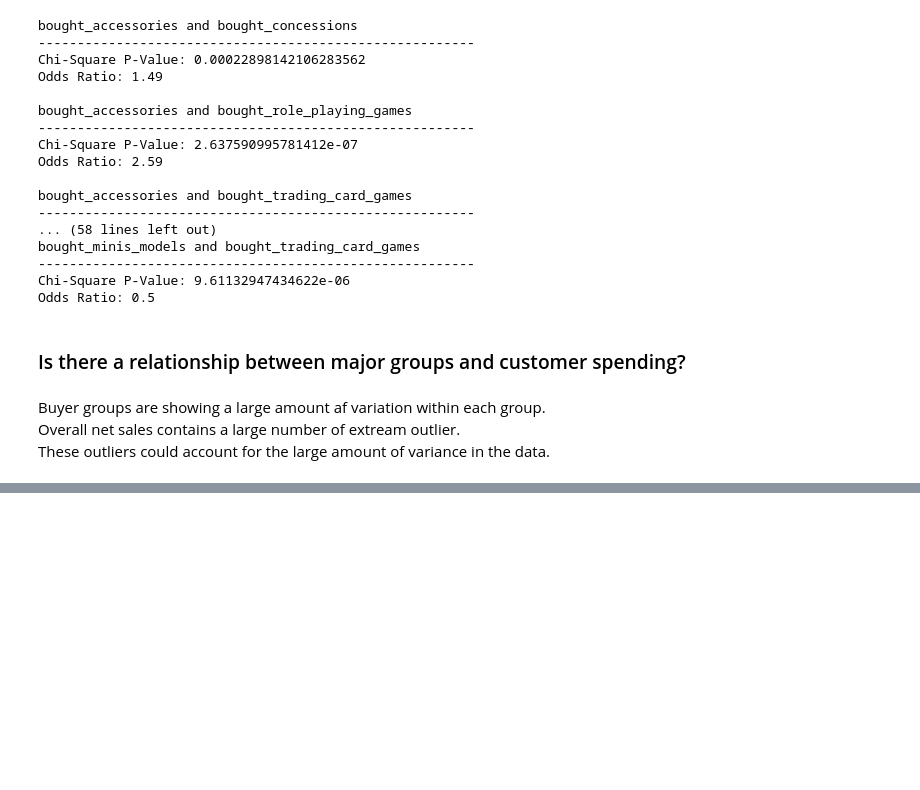
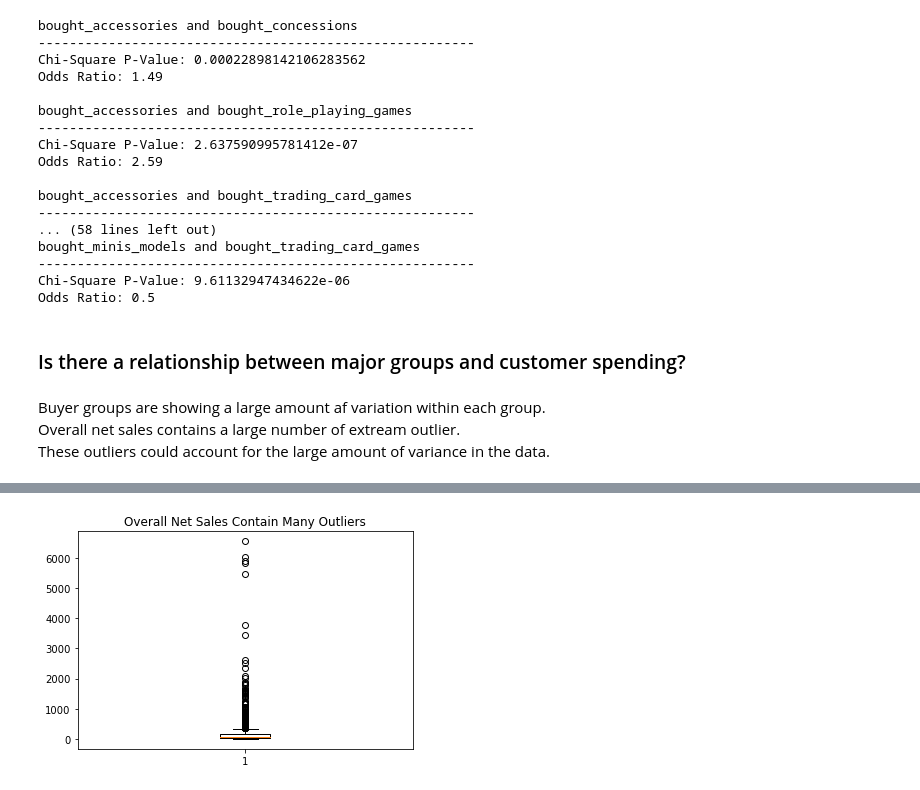
Before and after one commit to Johndsalas/customer_interest_analysis, a Jupyter notebook: exploration.ipynb, the cells around one changed output, grey strips where cells are left out. Drawn from its saved outputs; the diff is of its cells as text; code cells hidden in the pictures; blank space fills up the shorter version.

```diff
--- a/exploration.ipynb
+++ b/exploration.ipynb
@@ -626,0 +183,6 @@ for col in cols:
+# %%
+plt.boxplot(df.net_sales)
+plt.title("Overall Net Sales Contain Many Outliers")
+plt.show()
+# %% [output]
+[figure, added]
```
Also changed, not shown: parts of 93 cells of this notebook.
